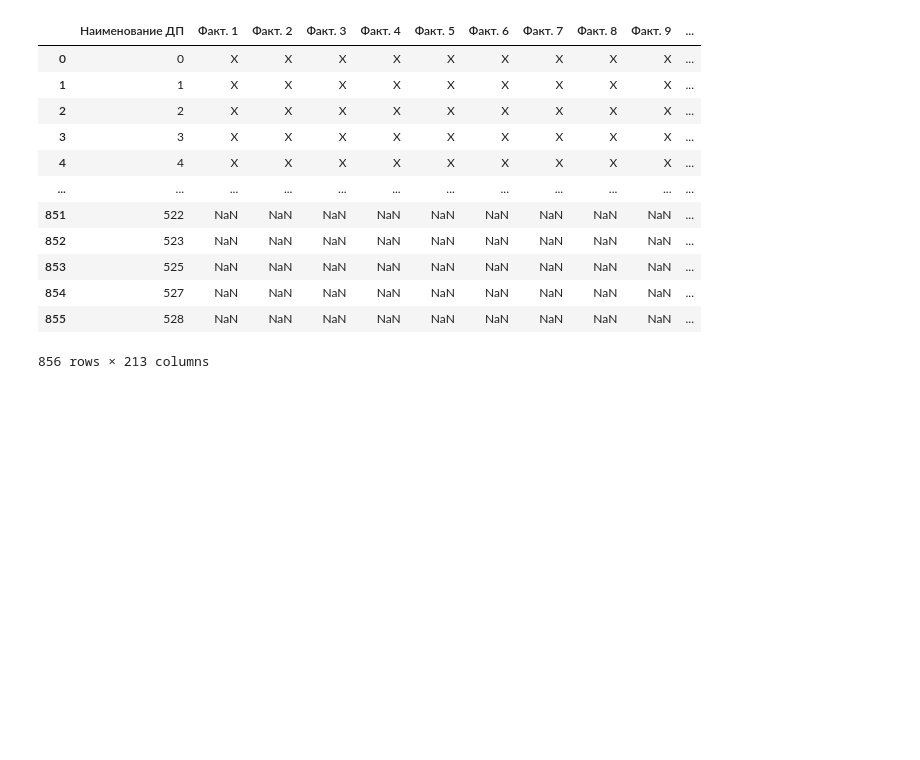
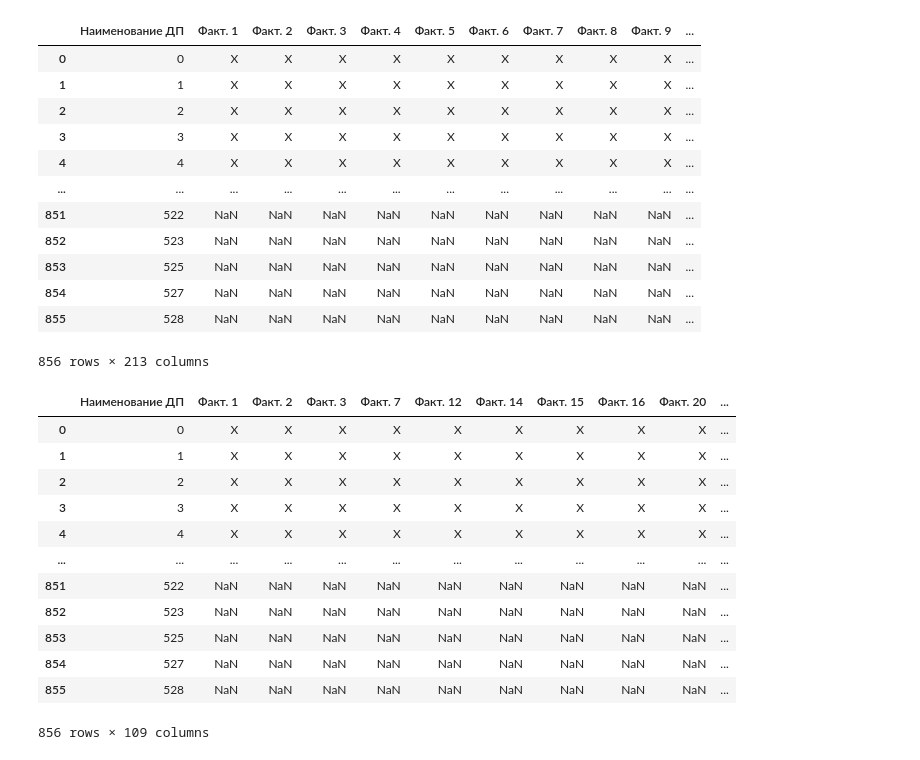
Before and after one commit to YurchenkoPO/McKinsey_Severstal_Hack_2022, a Jupyter notebook: notebooks/leha.ipynb, the cells around one changed output. Cells and saved outputs as stored; diff of their text form; code cells hidden in the pictures; blank space fills up the shorter version.

Commit message:
update 1 year known df

```diff
--- a/notebooks/leha.ipynb
+++ b/notebooks/leha.ipynb
@@ -100,3 +100,21 @@ df_1
 | 854 | 527 | NaN | NaN | NaN | NaN | NaN | NaN | NaN | NaN | NaN | ... |
 | 855 | 528 | NaN | NaN | NaN | NaN | NaN | NaN | NaN | NaN | NaN | ... |
 856 rows × 213 columns
+# %%
+df_1 = create_df_1year_known()
+# %%
+df_1
+# %% [output]
+|  | Наименование ДП | Факт. 1 | Факт. 2 | Факт. 3 | Факт. 7 | Факт. 12 | Факт. 14 | Факт. 15 | Факт. 16 | Факт. 20 | ... |
+| 0 | 0 | Х | Х | Х | Х | Х | Х | Х | Х | Х | ... |
+| 1 | 1 | Х | Х | Х | Х | Х | Х | Х | Х | Х | ... |
+| 2 | 2 | Х | Х | Х | Х | Х | Х | Х | Х | Х | ... |
+| 3 | 3 | Х | Х | Х | Х | Х | Х | Х | Х | Х | ... |
+| 4 | 4 | Х | Х | Х | Х | Х | Х | Х | Х | Х | ... |
+| ... | ... | ... | ... | ... | ... | ... | ... | ... | ... | ... | ... |
+| 851 | 522 | NaN | NaN | NaN | NaN | NaN | NaN | NaN | NaN | NaN | ... |
+| 852 | 523 | NaN | NaN | NaN | NaN | NaN | NaN | NaN | NaN | NaN | ... |
+| 853 | 525 | NaN | NaN | NaN | NaN | NaN | NaN | NaN | NaN | NaN | ... |
+| 854 | 527 | NaN | NaN | NaN | NaN | NaN | NaN | NaN | NaN | NaN | ... |
+| 855 | 528 | NaN | NaN | NaN | NaN | NaN | NaN | NaN | NaN | NaN | ... |
+856 rows × 109 columns
```
Also changed, not shown: 1 other file.
